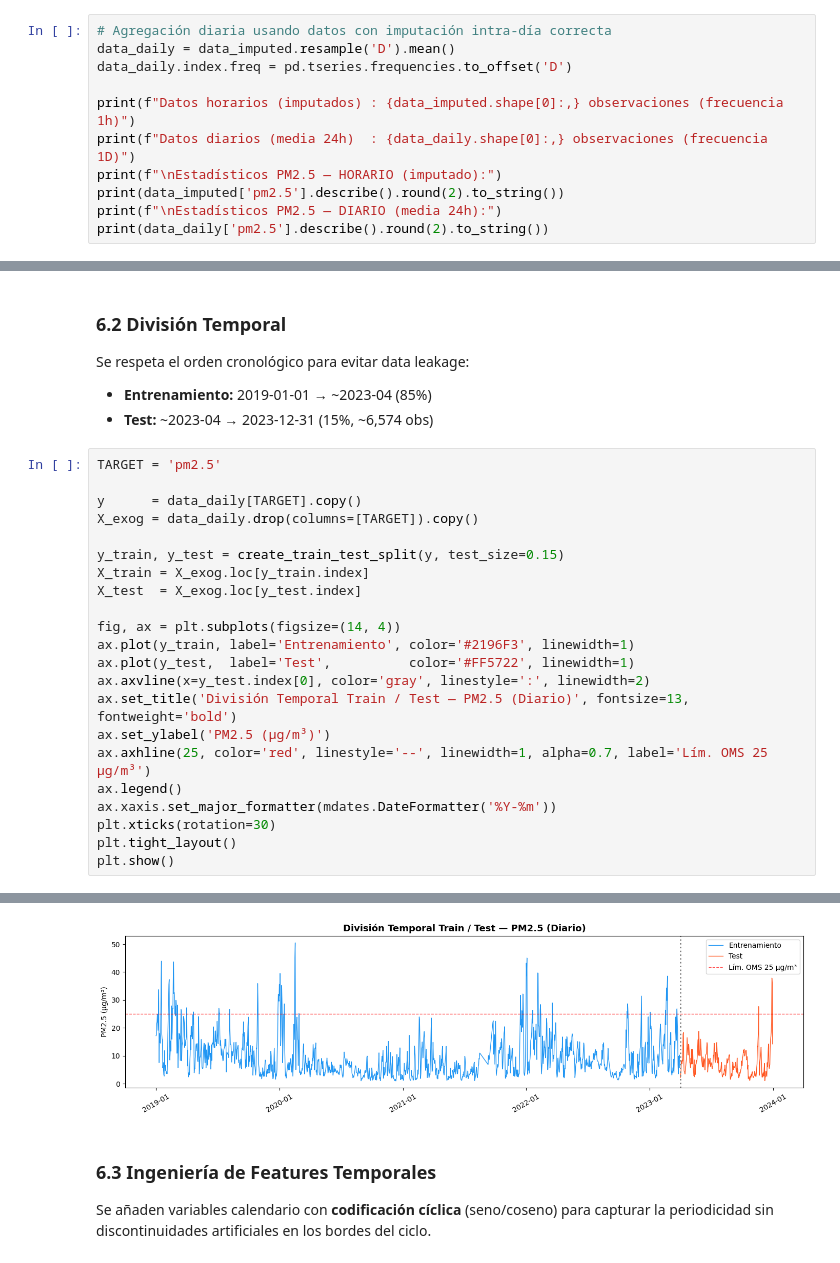
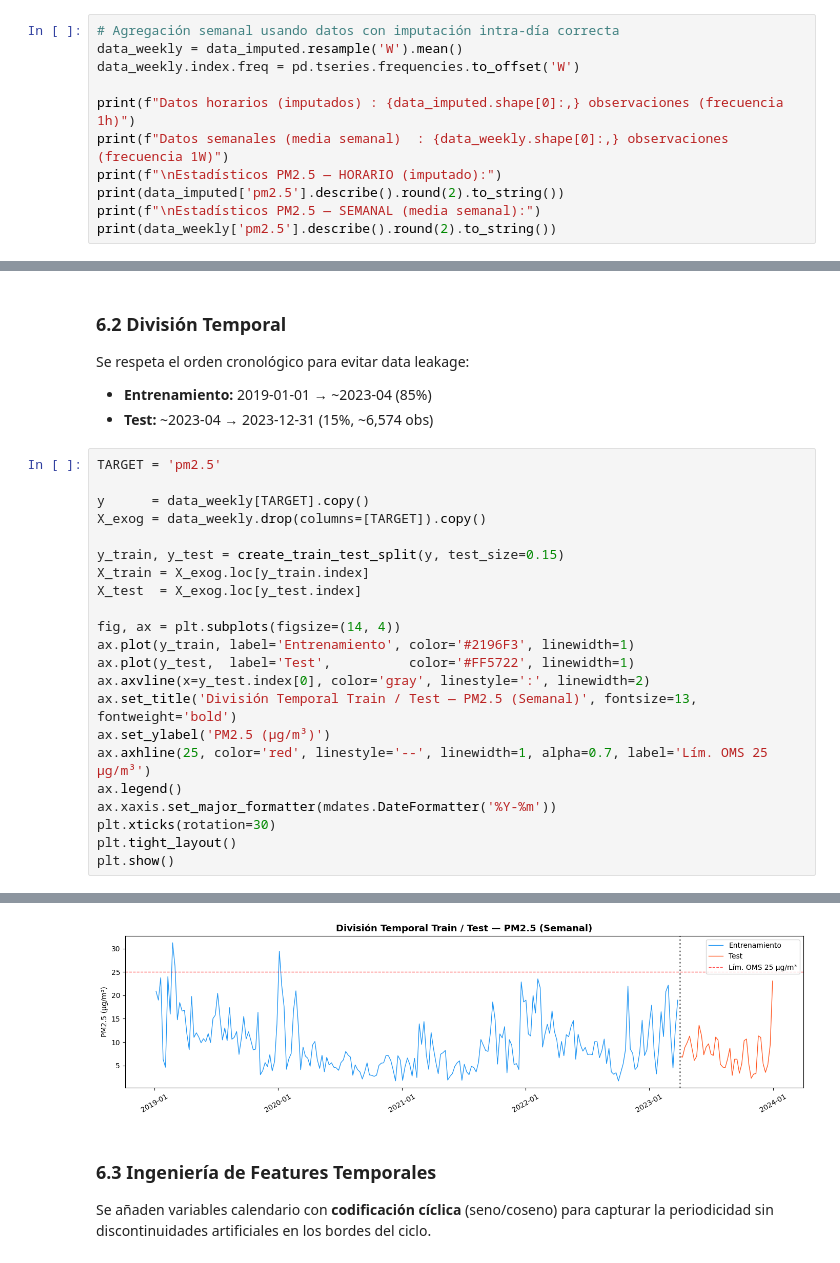
Before and after one commit to nicolasgutar/entrega4, a Jupyter notebook: notebook.ipynb, the cells around one changed output, grey strips where cells are left out. Cells and saved outputs as stored; diff of their text form.

```diff
--- a/notebook.ipynb
+++ b/notebook.ipynb
@@ -587,13 +587,13 @@ Se agrupan los datos de frecuencia horaria (43,824 obs) a **frecuencia diaria**
 # %%
-# Agregación diaria usando datos con imputación intra-día correcta
-data_daily = data_imputed.resample('D').mean()
-data_daily.index.freq = pd.tseries.frequencies.to_offset('D')
+# Agregación semanal usando datos con imputación intra-día correcta
+data_weekly = data_imputed.resample('W').mean()
+data_weekly.index.freq = pd.tseries.frequencies.to_offset('W')
 
 print(f"Datos horarios (imputados) : {data_imputed.shape[0]:,} observaciones (frecuencia 1h)")
-print(f"Datos diarios (media 24h)  : {data_daily.shape[0]:,} observaciones (frecuencia 1D)")
+print(f"Datos semanales (media semanal)  : {data_weekly.shape[0]:,} observaciones (frecuencia 1W)")
 print(f"\nEstadísticos PM2.5 — HORARIO (imputado):")
 print(data_imputed['pm2.5'].describe().round(2).to_string())
-print(f"\nEstadísticos PM2.5 — DIARIO (media 24h):")
-print(data_daily['pm2.5'].describe().round(2).to_string())
+print(f"\nEstadísticos PM2.5 — SEMANAL (media semanal):")
+print(data_weekly['pm2.5'].describe().round(2).to_string())
 # %% [output]
 Datos horarios (imputados) : 43,824 observaciones (frecuencia 1h)
@@ -674,8 +672,8 @@ Se respeta el orden cronológico para evitar data leakage:
 # %%
 TARGET = 'pm2.5'
 
-y      = data_daily[TARGET].copy()
-X_exog = data_daily.drop(columns=[TARGET]).copy()
+y      = data_weekly[TARGET].copy()
+X_exog = data_weekly.drop(columns=[TARGET]).copy()
 
 y_train, y_test = create_train_test_split(y, test_size=0.15)
 X_train = X_exog.loc[y_train.index]
@@ -685,7 +683,7 @@ fig, ax = plt.subplots(figsize=(14, 4))
 ax.plot(y_train, label='Entrenamiento', color='#2196F3', linewidth=1)
 ax.plot(y_test,  label='Test',          color='#FF5722', linewidth=1)
 ax.axvline(x=y_test.index[0], color='gray', linestyle=':', linewidth=2)
-ax.set_title('División Temporal Train / Test — PM2.5 (Diario)', fontsize=13, fontweight='bold')
+ax.set_title('División Temporal Train / Test — PM2.5 (Semanal)', fontsize=13, fontweight='bold')
 ax.set_ylabel('PM2.5 (µg/m³)')
 ax.axhline(25, color='red', linestyle='--', linewidth=1, alpha=0.7, label='Lím. OMS 25 µg/m³')
 ax.legend()
@@ -699,5 +697,5 @@ Test : 2023-04-02 00:00:00 → 2023-12-31 00:00:00  (274 obs)
 Split: 85% / 15%
-[figure, old version]
+[figure, new version]
 # %% [markdown]
 ### 6.3 Ingeniería de Features Temporales
 
```
Also changed, not shown: parts of 36 cells of this notebook, 4 other files.
